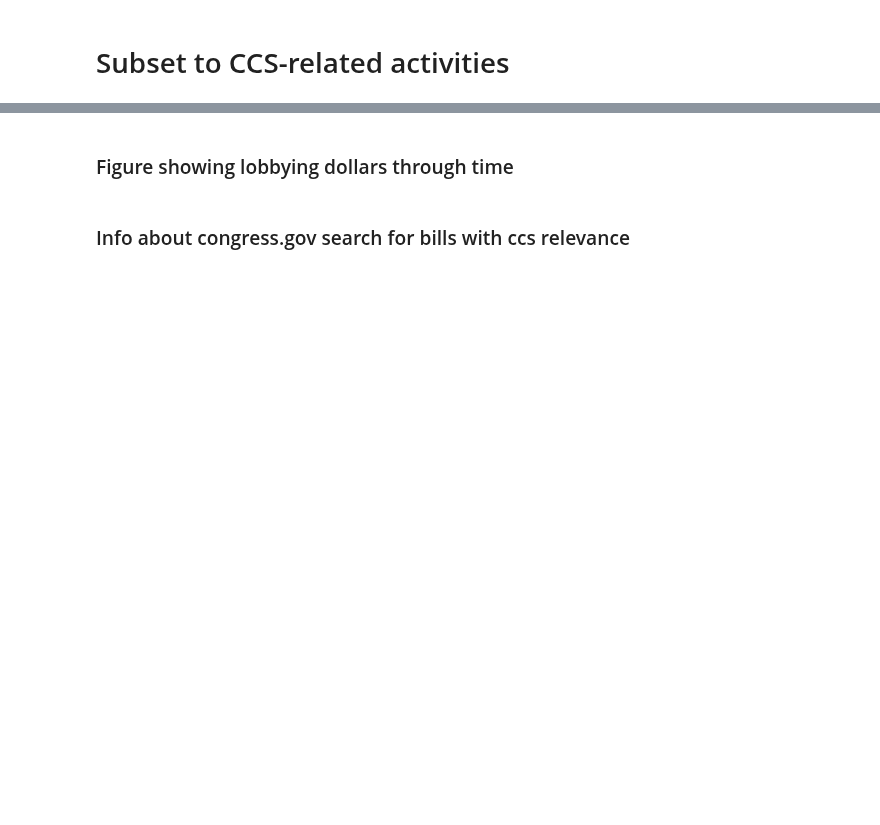
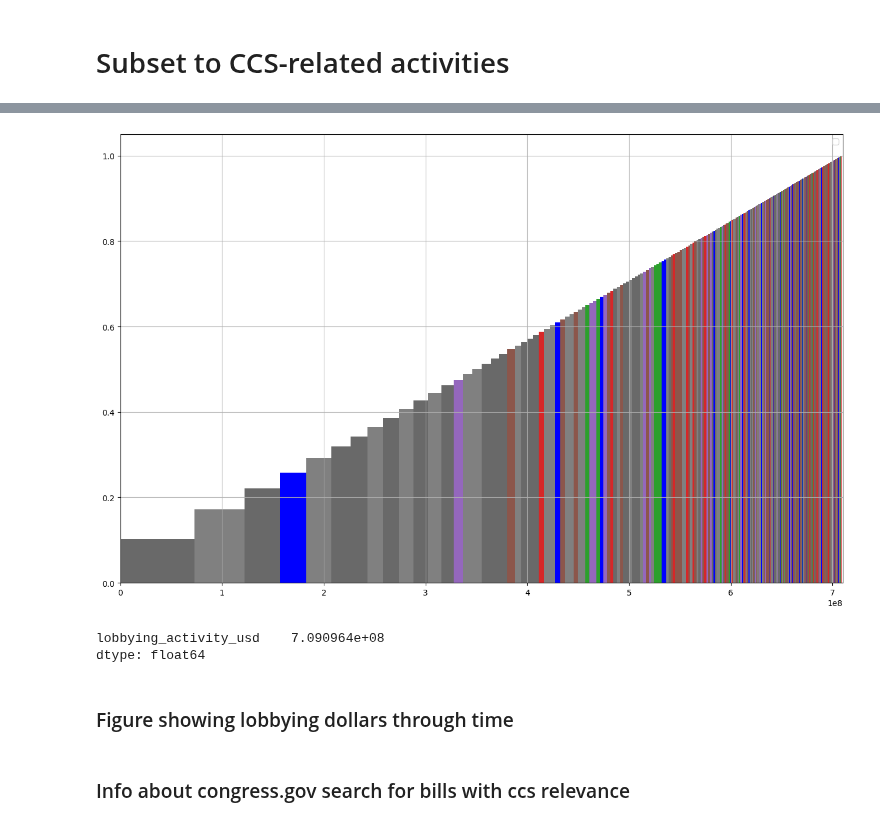
Before and after one commit to lindseygulden/leg-up, a Jupyter notebook: projects/lobbying/lobbying.ipynb, the cells around one changed output, grey strips where cells are left out. Drawn from its saved outputs; the diff is of its cells as text; code cells hidden in the pictures; blank space fills up the shorter version.

```diff
--- a/projects/lobbying/lobbying.ipynb
+++ b/projects/lobbying/lobbying.ipynb
@@ -720,6 +1237,34 @@ df[["sector", "lobbyist_apportioned_usd", "activity_apportioned_usd"]].loc[
+# %%
+fig, ax = plt.subplots(1, 1, figsize=(16, 10))
+plt.subplot(1, 1, 1)
+norgs = 555
+plt.bar(
+    x=org_total_ccs_lobbying_df.loc[
+        org_total_ccs_lobbying_df.position < norgs
+    ].cumulative_midpoint,
+    height=org_total_ccs_lobbying_df.loc[
+        org_total_ccs_lobbying_df.position < norgs
+    ].cumulative_percent_lobbying_dollars,
+    width=org_total_ccs_lobbying_df.loc[
+        org_total_ccs_lobbying_df.position < norgs
+    ].organization_ccs_lobbying_dollars,
+    color=list(
+        org_total_ccs_lobbying_df.loc[org_total_ccs_lobbying_df.position < norgs].color
+    ),
+)
+plt.xlim([0, 7.10e8])
+plt.legend()
+plt.grid()
+plt.show()
+# palette=)
+# %% [output]
+[figure, added]
 # %%
-df[["very_lumped_sector", "lobbyist_apportioned_usd", "activity_apportioned_usd"]].loc[
-    df.very_likely_ccs == 1
-].groupby(["very_lumped_sector"]).sum().sort_values(
-    by="lobbyist_apportioned_usd", ascending=False
-)
+cleaned_df[["client_rename", "lobbying_activity_usd"]].loc[
+    cleaned_df.very_likely_ccs == 1
+].groupby(["client_rename"]).sum().sort_values(
+    by="lobbying_activity_usd", ascending=False
+).sum()
+# %% [output]
+lobbying_activity_usd    7.090964e+08
+dtype: float64
```
Also changed, not shown: parts of 74 cells of this notebook, 12 other files.
